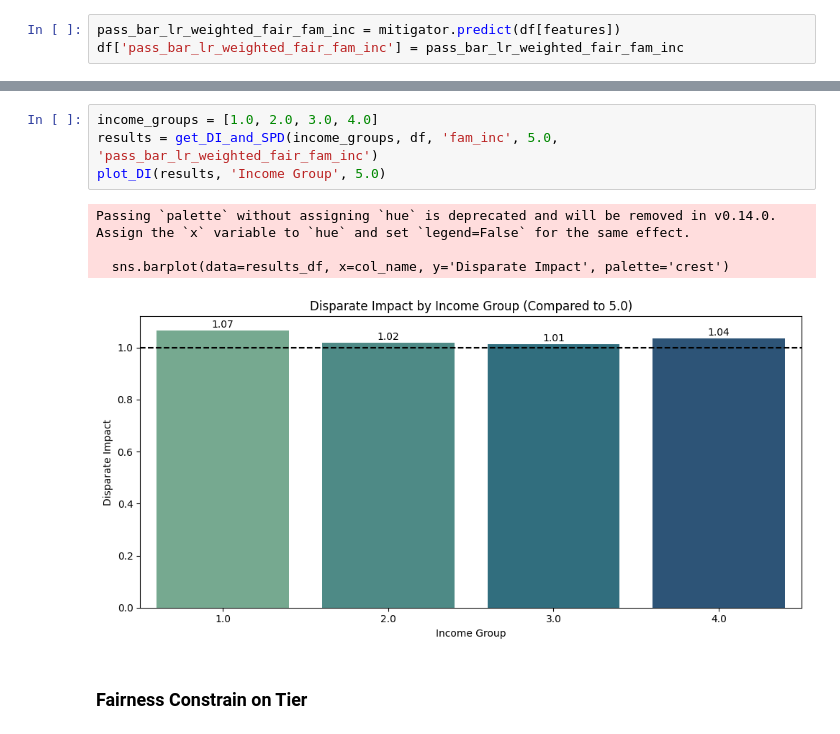
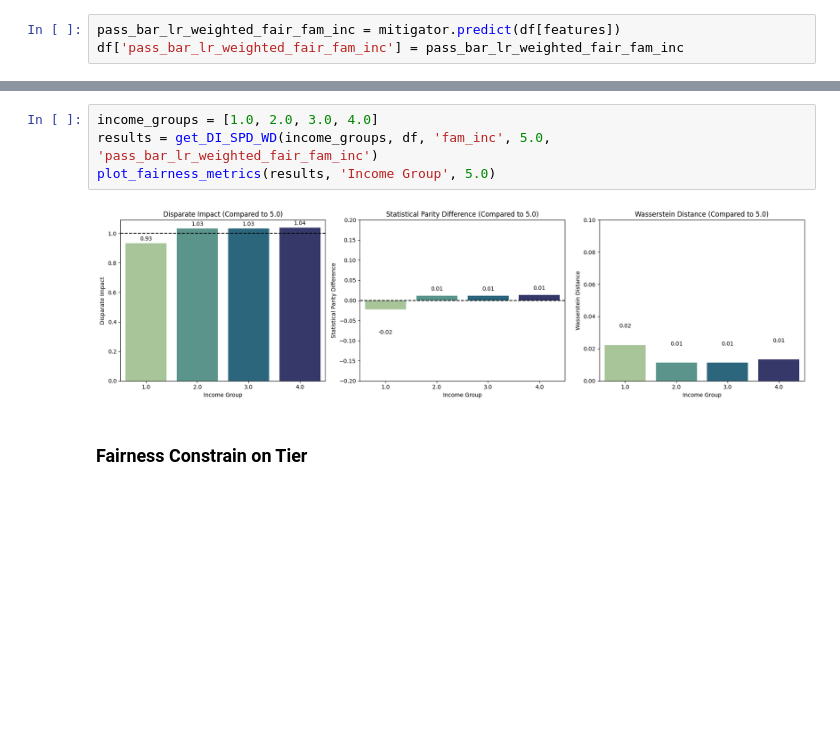
Before and after one commit to fedemarchits/ML-Bias-Mitigation, a Jupyter notebook: in-processing_mitigation.ipynb, the cells around one changed output, grey strips where cells are left out. Cells and saved outputs as stored; diff of their text form; blank space fills up the shorter version.

Commit message:
Fairness Constraint with SPD, DI and WD

```diff
--- a/in-processing_mitigation.ipynb
+++ b/in-processing_mitigation.ipynb
@@ -118,13 +143,10 @@ def plot_DI(results, col_name, refer_class):
     plt.show()
 # %%
 income_groups = [1.0, 2.0, 3.0, 4.0]
-results = get_DI_and_SPD(income_groups, df, 'fam_inc', 5.0, 'pass_bar_lr_weighted_fair_fam_inc')
-plot_DI(results, 'Income Group', 5.0)
+results = get_DI_SPD_WD(income_groups, df, 'fam_inc', 5.0, 'pass_bar_lr_weighted_fair_fam_inc')
+plot_fairness_metrics(results, 'Income Group', 5.0)
 # %% [output]
-Passing `palette` without assigning `hue` is deprecated and will be removed in v0.14.0. Assign the `x` variable to `hue` and set `legend=False` for the same effect.
-
-  sns.barplot(data=results_df, x=col_name, y='Disparate Impact', palette='crest')
-[figure, old version]
+[figure, new version]
 # %% [markdown]
 ### Fairness Constrain on Tier
 # %%
```
Also changed, not shown: parts of 18 cells of this notebook.
